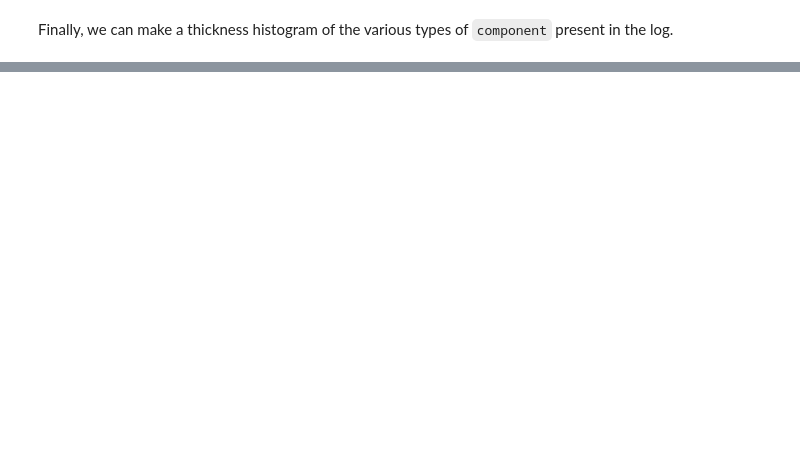
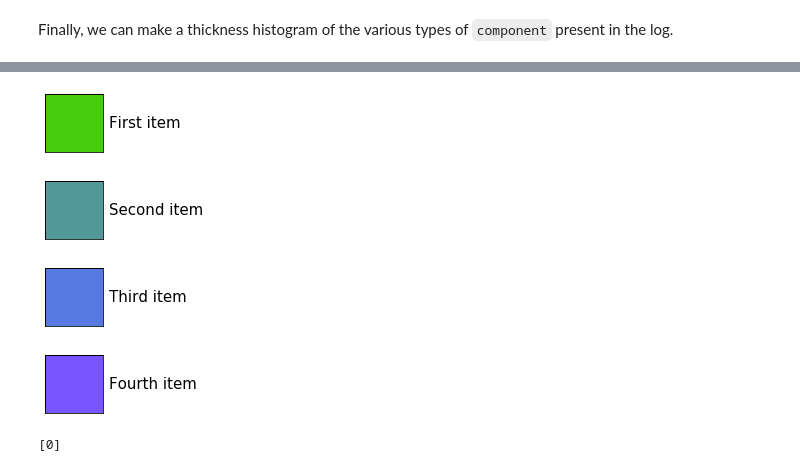
Before and after one commit to agilescientific/striplog, a Jupyter notebook: tutorial/Striplog_with_a_binary_flag.ipynb, the cells around one changed output, grey strips where cells are left out. Saved outputs shown, nothing was run; the diff lists cells and outputs as text; code cells hidden in the pictures; blank space fills up the shorter version.

```diff
--- a/tutorial/Striplog_with_a_binary_flag.ipynb
+++ b/tutorial/Striplog_with_a_binary_flag.ipynb
@@ -374,0 +408,23 @@ n, ents, ax = s.hist(legend=legend)
+# %%
+legend_csv = """colour,hatch,width,component attribute
+#48cc0e,None,1,First item
+#549999,None,1,Second item
+#5779e2,None,0.2,Third item
+#7756ff,None,0.2,Fourth item
+"""
+
+legend = Legend.from_csv(text=legend_csv)
+
+legend.plot()
+# %% [output]
+[figure, added]
+[figure, added]
+[figure, added]
+[figure, added]
+# %%
+import flask
+import numpy as np
+
+np.array([0]).tolist()
+# %% [output]
+[0]
```
Also changed, not shown: parts of 31 cells of this notebook, 19 other files.
